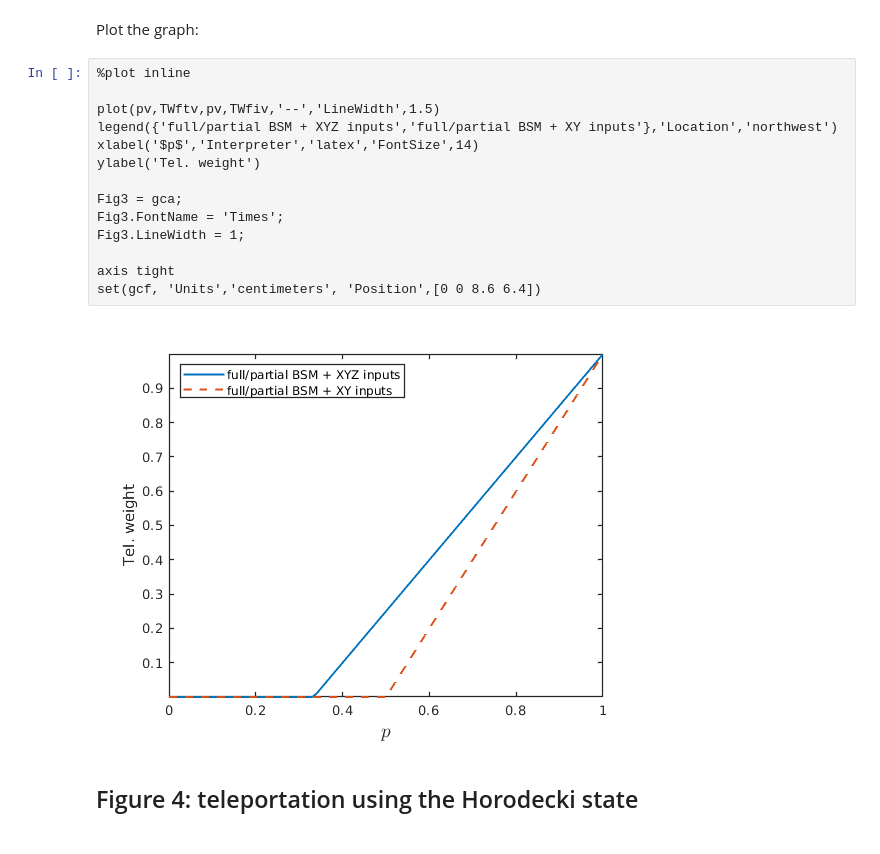
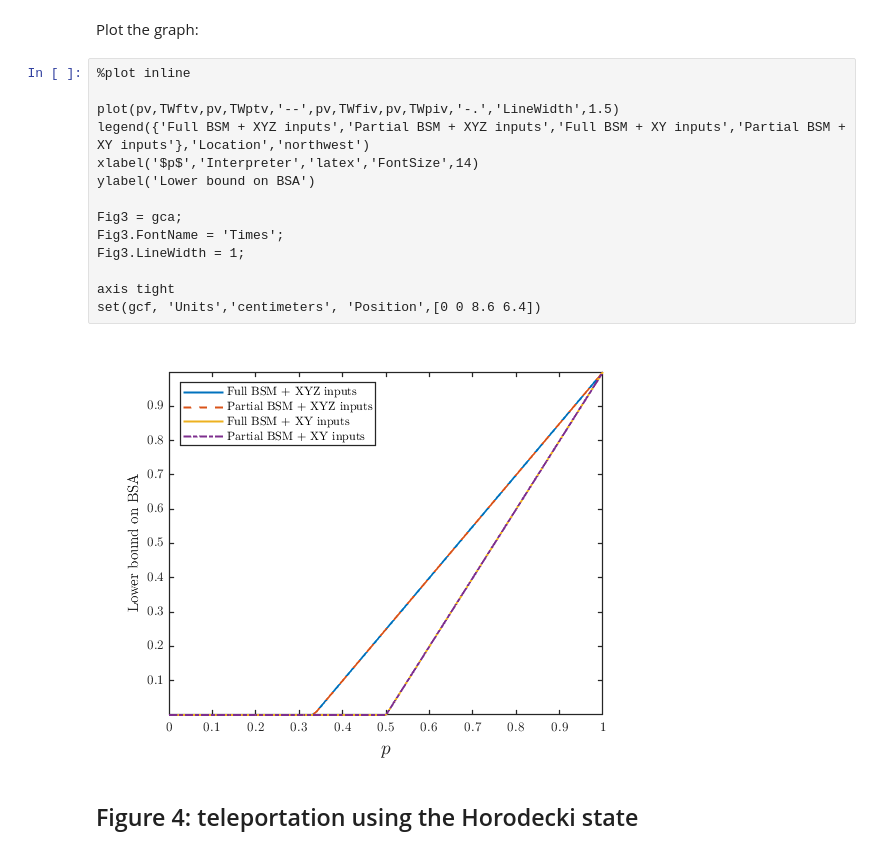
Before and after one commit to paulskrzypczyk/nonclassicalteleportation, a Jupyter notebook: Quantifying teleportation.ipynb, the cells around one changed output. Cells and saved outputs as stored; diff of their text form.

Commit message:
updated figures for new version of paper

```diff
--- a/Quantifying teleportation.ipynb
+++ b/Quantifying teleportation.ipynb
@@ -155,19 +232,19 @@ Plot the graph:
 # %%
 %plot inline
 
-plot(pv,TWftv,pv,TWfiv,'--','LineWidth',1.5)
-legend({'full/partial BSM + XYZ inputs','full/partial BSM + XY inputs'},'Location','northwest')
+plot(pv,TWftv,pv,TWptv,'--',pv,TWfiv,pv,TWpiv,'-.','LineWidth',1.5)
+legend({'Full BSM + XYZ inputs','Partial BSM + XYZ inputs','Full BSM + XY inputs','Partial BSM + XY inputs'},'Location','northwest')
 xlabel('$p$','Interpreter','latex','FontSize',14)
-ylabel('Tel. weight')
+ylabel('Lower bound on BSA')
 
 Fig3 = gca;
 Fig3.FontName = 'Times';
 Fig3.LineWidth = 1;
 
 axis tight
 set(gcf, 'Units','centimeters', 'Position',[0 0 8.6 6.4])
 # %% [output]
-[figure, old version]
+[figure, new version]
 # %% [markdown]
 ## Figure 4: teleportation using the Horodecki state
 # %% [markdown]
```
Also changed, not shown: parts of 26 cells of this notebook.
